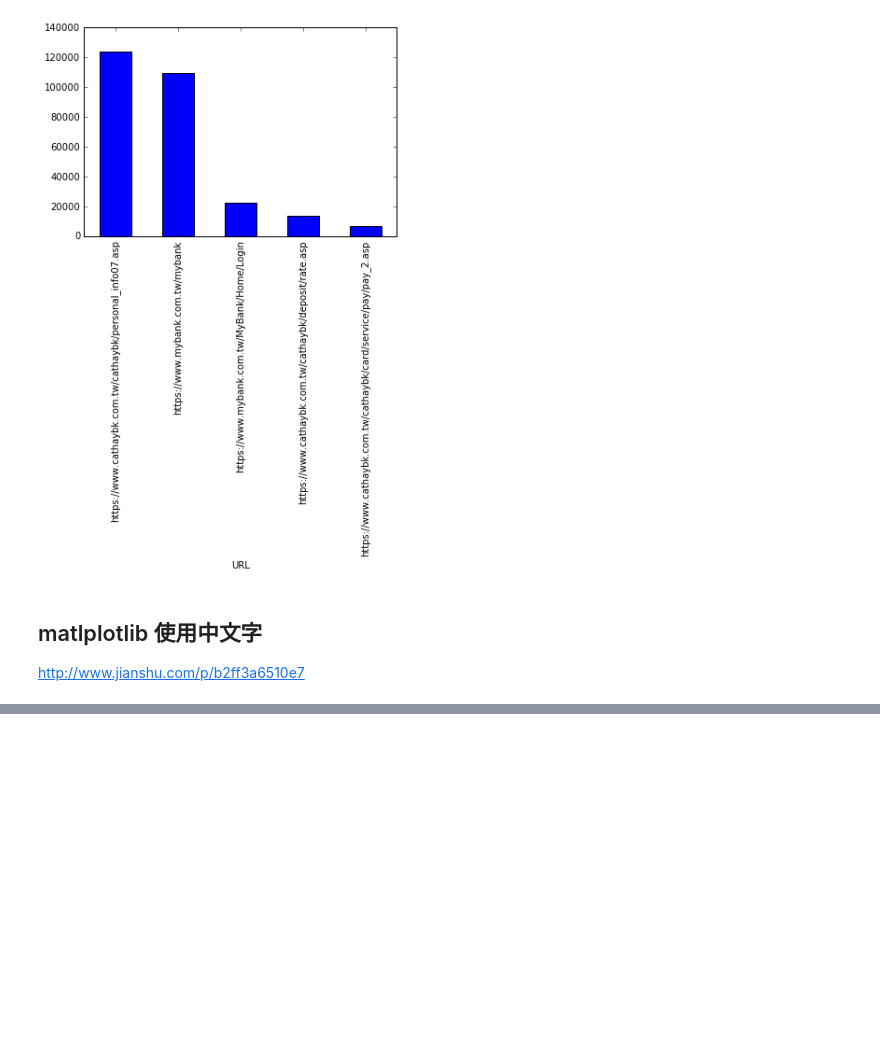
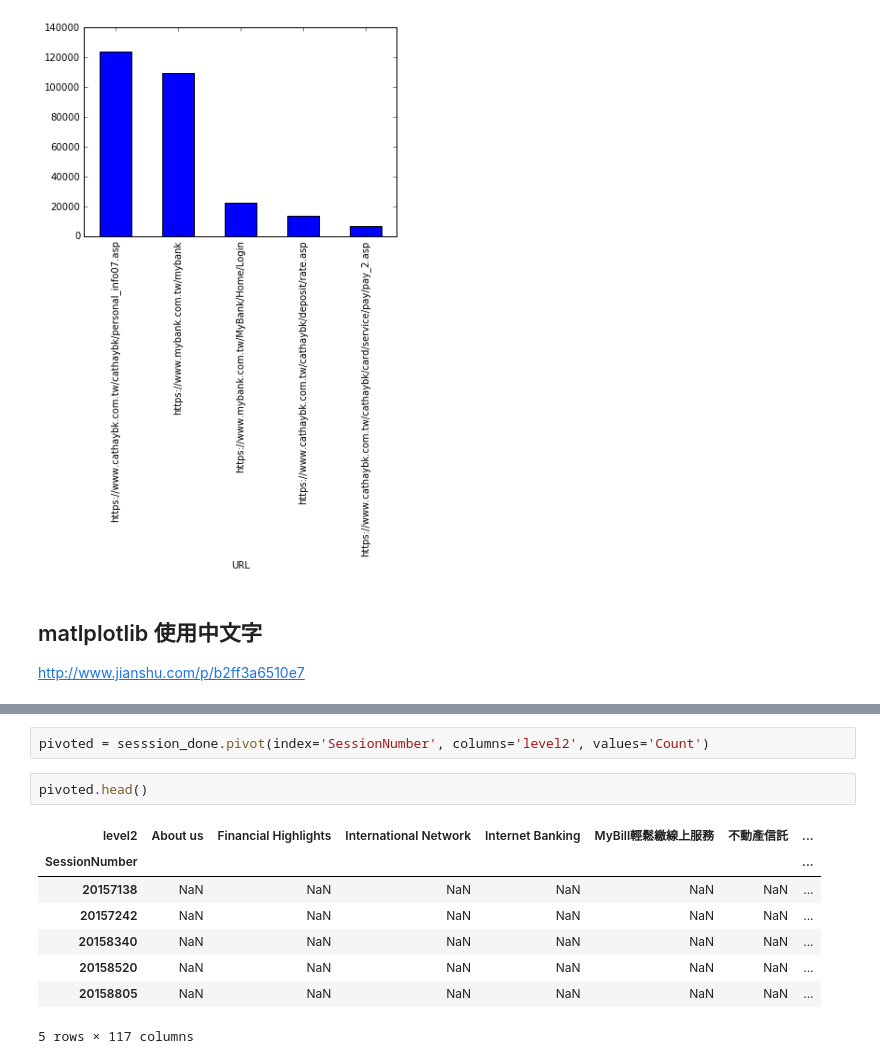
Before and after one commit to ywchiu/cathaybkpython, a Jupyter notebook: 20160901Demo.ipynb, the cells around one changed output, grey strips where cells are left out. Saved outputs shown, nothing was run; the diff lists cells and outputs as text; blank space fills up the shorter version.

```diff
--- a/20160901Demo.ipynb
+++ b/20160901Demo.ipynb
@@ -609,0 +647,13 @@ http://www.jianshu.com/p/b2ff3a6510e7
+# %%
+pivoted = sesssion_done.pivot(index='SessionNumber', columns='level2', values='Count')
+# %%
+pivoted.head()
+# %% [output]
+| level2 | About us | Financial Highlights | International Network | Internet Banking | MyBill輕鬆繳線上服務 | 不動產信託 | ... |
+| SessionNumber |  |  |  |  |  |  | ... |
+| 20157138 | NaN | NaN | NaN | NaN | NaN | NaN | ... |
+| 20157242 | NaN | NaN | NaN | NaN | NaN | NaN | ... |
+| 20158340 | NaN | NaN | NaN | NaN | NaN | NaN | ... |
+| 20158520 | NaN | NaN | NaN | NaN | NaN | NaN | ... |
+| 20158805 | NaN | NaN | NaN | NaN | NaN | NaN | ... |
+5 rows × 117 columns
```
Also changed, not shown: parts of 10 cells of this notebook.
